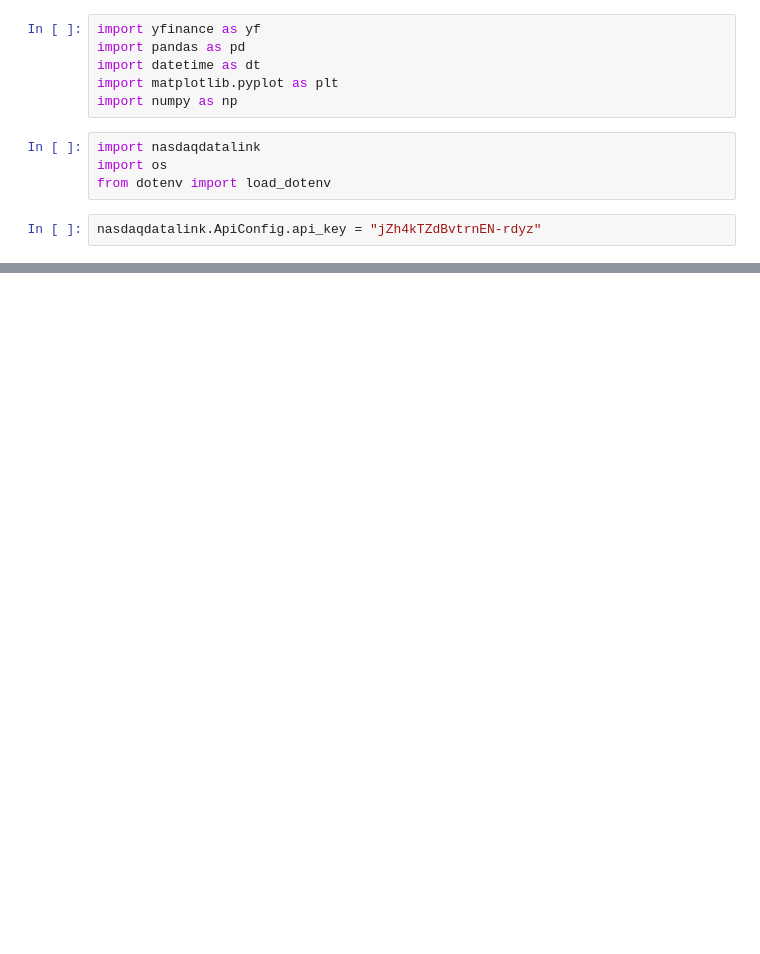
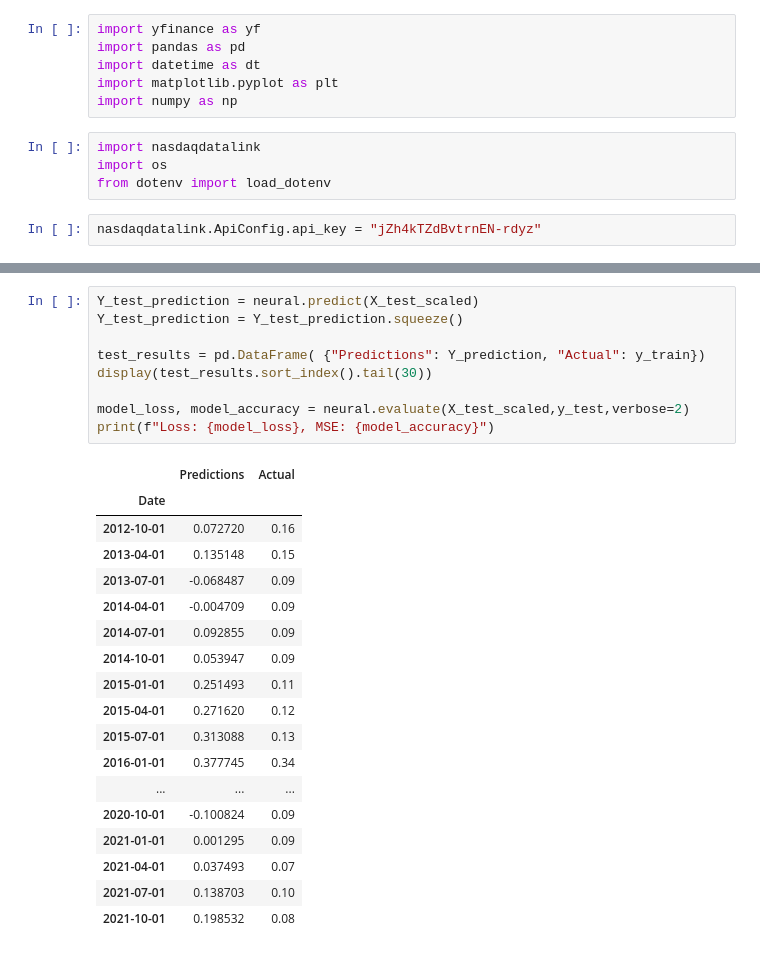
Before and after one commit to Z1WenChen/Project_3, a Jupyter notebook: testing/ml testing.ipynb, the cells around one changed output, grey strips where cells are left out. Drawn from its saved outputs; the diff is of its cells as text; blank space fills up the shorter version.

```diff
--- a/testing/ml testing.ipynb
+++ b/testing/ml testing.ipynb
@@ -68,0 +180,28 @@ display(econ_data)
+# %%
+Y_test_prediction = neural.predict(X_test_scaled)
+Y_test_prediction = Y_test_prediction.squeeze()
+
+test_results = pd.DataFrame( {"Predictions": Y_prediction, "Actual": y_train})
+display(test_results.sort_index().tail(30))
+
+model_loss, model_accuracy = neural.evaluate(X_test_scaled,y_test,verbose=2)
+print(f"Loss: {model_loss}, MSE: {model_accuracy}")
+# %% [output]
+|  | Predictions | Actual |
+| Date |  |  |
+| 2012-10-01 | 0.072720 | 0.16 |
+| 2013-04-01 | 0.135148 | 0.15 |
+| 2013-07-01 | -0.068487 | 0.09 |
+| 2014-04-01 | -0.004709 | 0.09 |
+| 2014-07-01 | 0.092855 | 0.09 |
+| 2014-10-01 | 0.053947 | 0.09 |
+| 2015-01-01 | 0.251493 | 0.11 |
+| 2015-04-01 | 0.271620 | 0.12 |
+| 2015-07-01 | 0.313088 | 0.13 |
+| 2016-01-01 | 0.377745 | 0.34 |
+| ... | ... | ... |
+| 2020-10-01 | -0.100824 | 0.09 |
+| 2021-01-01 | 0.001295 | 0.09 |
+| 2021-04-01 | 0.037493 | 0.07 |
+| 2021-07-01 | 0.138703 | 0.10 |
+| 2021-10-01 | 0.198532 | 0.08 |
```
Also changed, not shown: parts of 14 cells of this notebook, 6 other files.
